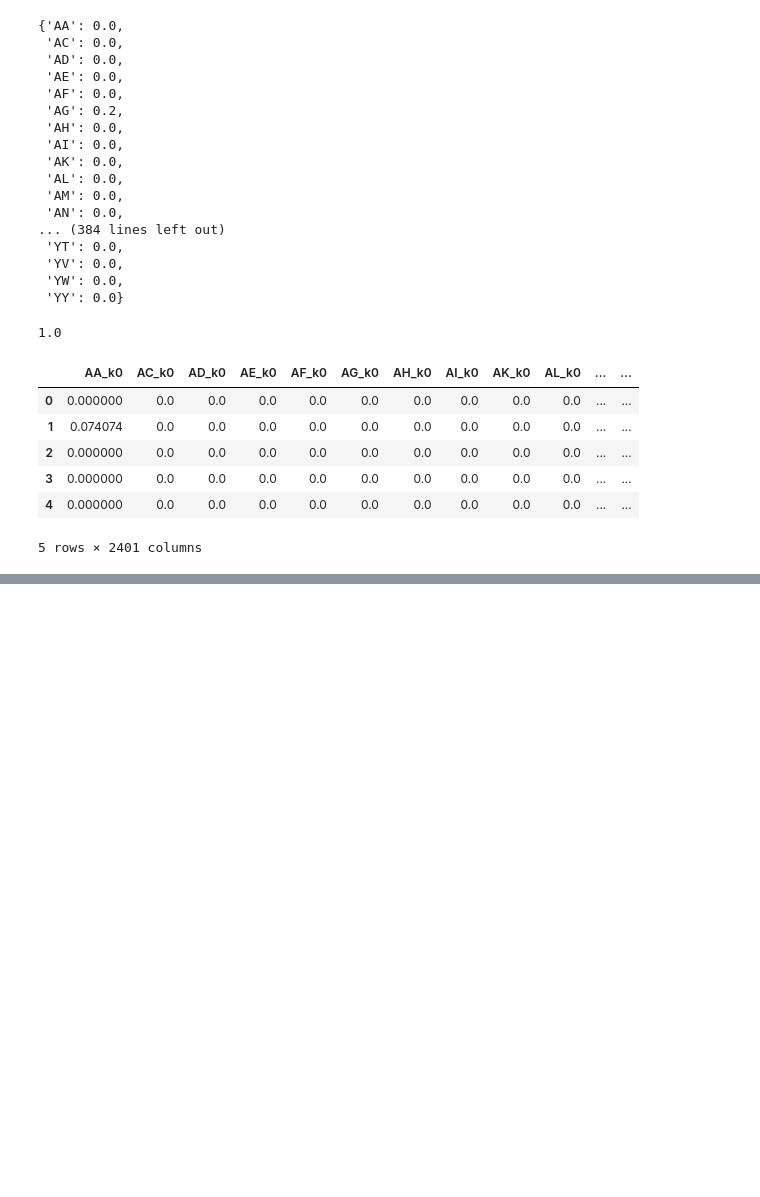
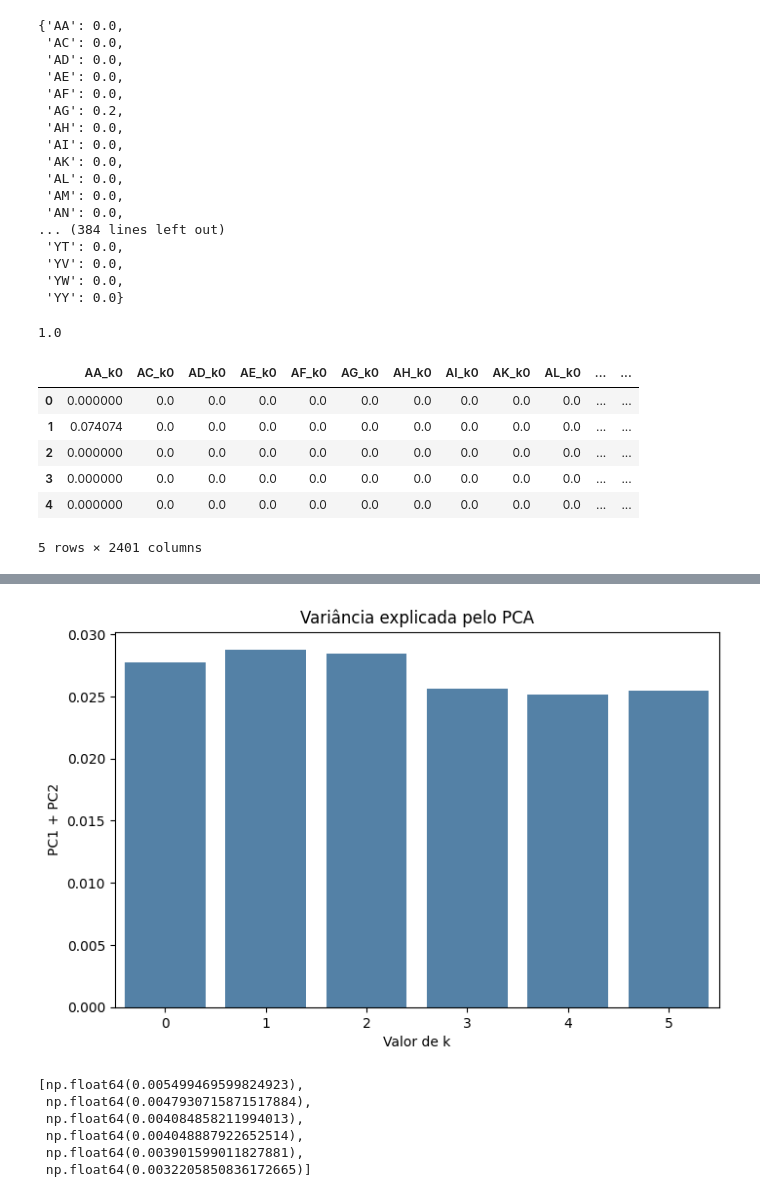
Before and after one commit to amaurywalbert/projeto-mineracao, a Jupyter notebook: notebooks/04_CKSNAP.ipynb, the cells around one changed output, grey strips where cells are left out. Drawn from its saved outputs; the diff is of its cells as text; code cells hidden in the pictures; blank space fills up the shorter version.

```diff
--- a/notebooks/04_CKSNAP.ipynb
+++ b/notebooks/04_CKSNAP.ipynb
@@ -268,0 +446,43 @@ cksnap_df.head()
+# %%
+plt.figure(figsize=(8,5))
+
+sns.barplot(
+    x=list(range(6)),
+    y=pca_resultados,
+    color="steelblue"
+)
+
+plt.title(
+    "Variância explicada pelo PCA"
+)
+
+plt.xlabel("Valor de k")
+plt.ylabel("PC1 + PC2")
+plt.show()
+# %% [output]
+[figure, added]
+# %%
+# Informação Mútua
+# Quais distâncias carregam mais informação.
+from sklearn.feature_selection import mutual_info_regression
+
+mi_resultados = []
+for k in range(6):
+    cols = [c for c in cksnap_df.columns if c.endswith(f"_k{k}")]
+    mi = mutual_info_regression(
+        cksnap_df[cols],
+        cksnap_df["best_docking_score"],
+        random_state=42
+    )
+
+    mi_resultados.append(
+        np.mean(mi)
+    )
+mi_resultados
+# %% [output]
+[np.float64(0.005499469599824923),
+ np.float64(0.0047930715871517884),
+ np.float64(0.004084858211994013),
+ np.float64(0.004048887922652514),
+ np.float64(0.003901599011827881),
+ np.float64(0.0032205850836172665)]
```
Also changed, not shown: parts of 17 cells of this notebook, 2 other files.
